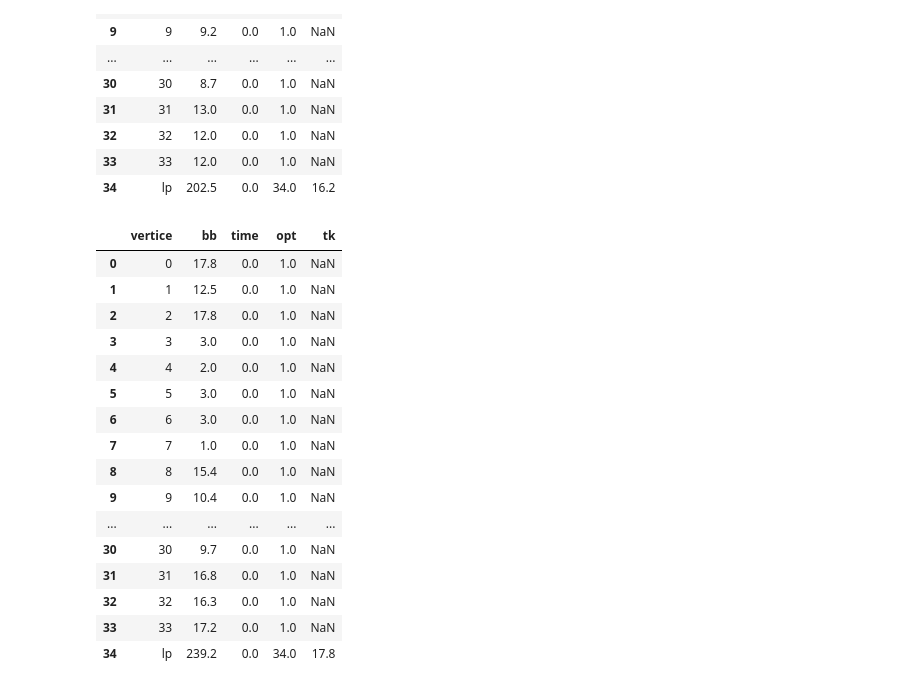
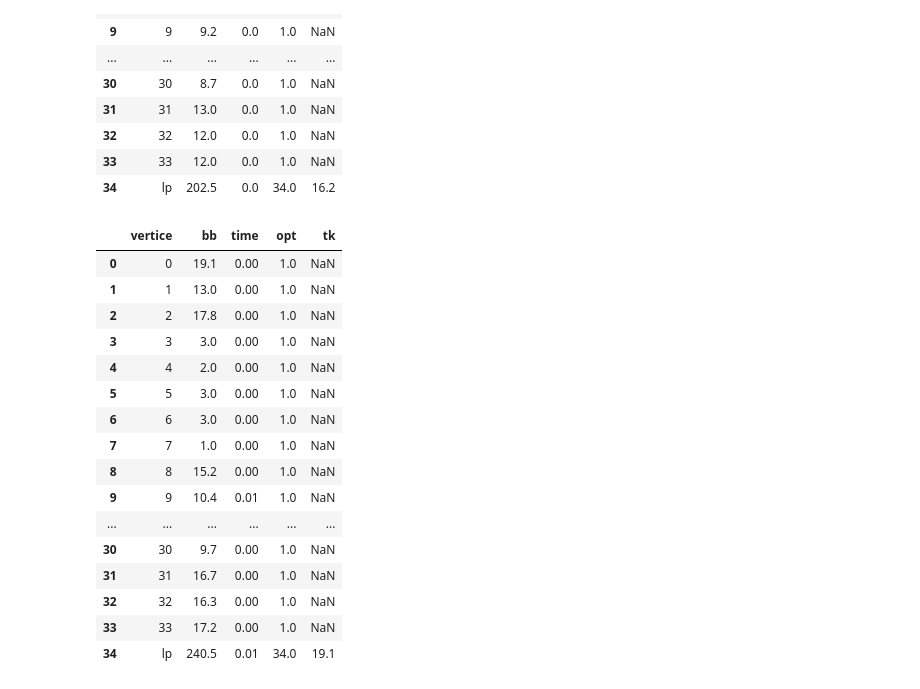
Before and after one commit to jesusossian/tukey, a Jupyter notebook: notebook/results_lp_karate.ipynb, the cells around one changed output. Cells and saved outputs as stored; diff of their text form; code cells hidden in the pictures.

```diff
--- a/notebook/results_lp_karate.ipynb
+++ b/notebook/results_lp_karate.ipynb
@@ -138,49 +226,49 @@ lp_karate_fmax
 | 33 | 33 | 12.0 | 0.0 | 1.0 | NaN |
 | 34 | lp | 202.5 | 0.0 | 34.0 | 16.2 |
 # %%
-form_="maxmiset"
+form_="fmaxmisetn0"
 
 file=f"../result/{inst_}/{method_}/{method_}_{form_}_{inst_}.txt"
 
 df = pd.DataFrame()
 df = pd.read_csv(file,header=None,sep=';')
 
 table = pd.DataFrame()
 table = pd.concat([table, df], ignore_index=True)
 table.columns = ['vertice','bb','time','opt']
 
 resume = pd.DataFrame({
     'vertice':f"{method_}",
     'bb':table["bb"].sum(),
     'time':table['time'].sum(),
     'opt':table['opt'].sum(),
     'tk':table['bb'].max()
     },index=[f"{inst_}"]
 )
 
 table = pd.concat([table, resume], ignore_index=True)
-lp_karate_maxmiset = table
-lp_karate_maxmiset
+lp_karate_fmaxmisetn0 = table
+lp_karate_fmaxmisetn0
 
 #print(lp_karate_maxmiset[['vertice','bb','time','opt']].to_latex(index=False,float_format="%.2f"))
 # %% [output]
 |  | vertice | bb | time | opt | tk |
-| 0 | 0 | 17.8 | 0.0 | 1.0 | NaN |
-| 1 | 1 | 12.5 | 0.0 | 1.0 | NaN |
-| 2 | 2 | 17.8 | 0.0 | 1.0 | NaN |
-| 3 | 3 | 3.0 | 0.0 | 1.0 | NaN |
-| 4 | 4 | 2.0 | 0.0 | 1.0 | NaN |
-| 5 | 5 | 3.0 | 0.0 | 1.0 | NaN |
-| 6 | 6 | 3.0 | 0.0 | 1.0 | NaN |
-| 7 | 7 | 1.0 | 0.0 | 1.0 | NaN |
-| 8 | 8 | 15.4 | 0.0 | 1.0 | NaN |
-| 9 | 9 | 10.4 | 0.0 | 1.0 | NaN |
+| 0 | 0 | 19.1 | 0.00 | 1.0 | NaN |
+| 1 | 1 | 13.0 | 0.00 | 1.0 | NaN |
+| 2 | 2 | 17.8 | 0.00 | 1.0 | NaN |
+| 3 | 3 | 3.0 | 0.00 | 1.0 | NaN |
+| 4 | 4 | 2.0 | 0.00 | 1.0 | NaN |
+| 5 | 5 | 3.0 | 0.00 | 1.0 | NaN |
+| 6 | 6 | 3.0 | 0.00 | 1.0 | NaN |
+| 7 | 7 | 1.0 | 0.00 | 1.0 | NaN |
+| 8 | 8 | 15.2 | 0.00 | 1.0 | NaN |
+| 9 | 9 | 10.4 | 0.01 | 1.0 | NaN |
 | ... | ... | ... | ... | ... | ... |
-| 30 | 30 | 9.7 | 0.0 | 1.0 | NaN |
-| 31 | 31 | 16.8 | 0.0 | 1.0 | NaN |
-| 32 | 32 | 16.3 | 0.0 | 1.0 | NaN |
-| 33 | 33 | 17.2 | 0.0 | 1.0 | NaN |
-| 34 | lp | 239.2 | 0.0 | 34.0 | 17.8 |
+| 30 | 30 | 9.7 | 0.00 | 1.0 | NaN |
+| 31 | 31 | 16.7 | 0.00 | 1.0 | NaN |
+| 32 | 32 | 16.3 | 0.00 | 1.0 | NaN |
+| 33 | 33 | 17.2 | 0.00 | 1.0 | NaN |
+| 34 | lp | 240.5 | 0.01 | 34.0 | 19.1 |
 # %%
 result = pd.DataFrame()
 
```
Also changed, not shown: parts of 7 cells of this notebook, 17 other files.
